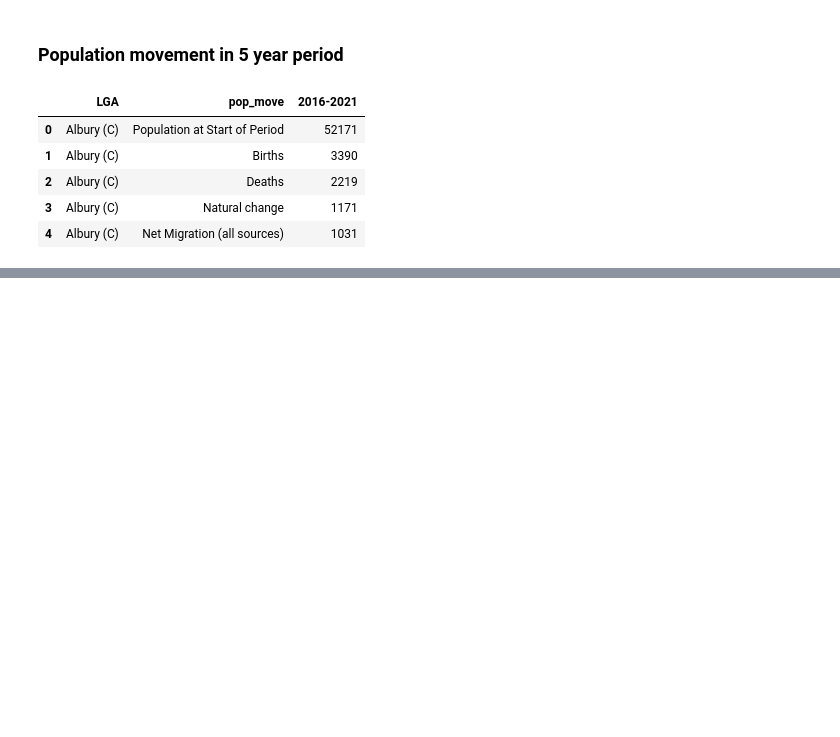
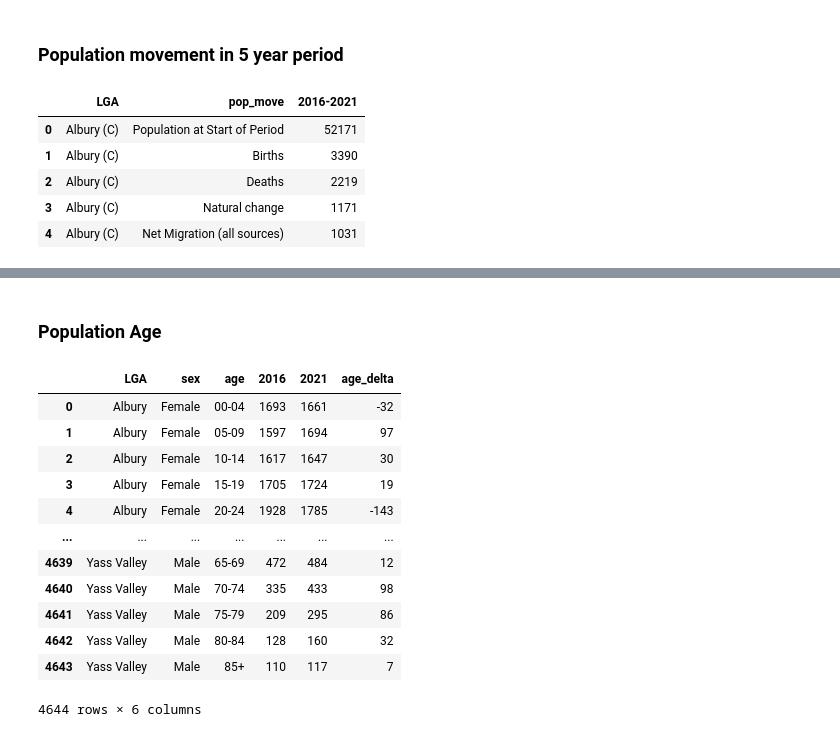
Before and after one commit to walthersy/NSW-house-price, a Jupyter notebook: Ken - Data Cleaning - Population and Construction.ipynb, the cells around one changed output, grey strips where cells are left out. Drawn from its saved outputs; the diff is of its cells as text; code cells hidden in the pictures; blank space fills up the shorter version.

```diff
--- a/Ken - Data Cleaning - Population and Construction.ipynb
+++ b/Ken - Data Cleaning - Population and Construction.ipynb
@@ -170,3 +173,26 @@ df_move_pivot.head()
 | 2 | Ballina | 2016-2021 | 1790.0 | 2491.0 | -701.0 | 1945.0 | 44237.0 | ... |
 | 3 | Balranald | 2016-2021 | 194.0 | 96.0 | 98.0 | 8.0 | 2437.0 | ... |
 | 4 | Bathurst Regional | 2016-2021 | 2500.0 | 1710.0 | 790.0 | 1277.0 | 44310.0 | ... |
+# %% [markdown]
+### Population Age
+# %%
+popfile = "Files/Population/2019 NSW Population Projections ASGS 2019 LGA.xlsx"
+df_age = pd.read_excel(popfile,sheet_name='LGA Sex Age projections',header=5,usecols="A:E",skipfooter=3)
+df_age.columns=['LGA','sex','age','2016','2021']
+df_age['age_delta'] = df_age['2021'] - df_age['2016']
+df_age['LGA'] = df_age.LGA.str.split('(').str.get(0)
+df_age
+# %% [output]
+|  | LGA | sex | age | 2016 | 2021 | age_delta |
+| 0 | Albury | Female | 00-04 | 1693 | 1661 | -32 |
+| 1 | Albury | Female | 05-09 | 1597 | 1694 | 97 |
+| 2 | Albury | Female | 10-14 | 1617 | 1647 | 30 |
+| 3 | Albury | Female | 15-19 | 1705 | 1724 | 19 |
+| 4 | Albury | Female | 20-24 | 1928 | 1785 | -143 |
+| ... | ... | ... | ... | ... | ... | ... |
+| 4639 | Yass Valley | Male | 65-69 | 472 | 484 | 12 |
+| 4640 | Yass Valley | Male | 70-74 | 335 | 433 | 98 |
+| 4641 | Yass Valley | Male | 75-79 | 209 | 295 | 86 |
+| 4642 | Yass Valley | Male | 80-84 | 128 | 160 | 32 |
+| 4643 | Yass Valley | Male | 85+ | 110 | 117 | 7 |
+4644 rows × 6 columns
```
Also changed, not shown: parts of 8 cells of this notebook.
